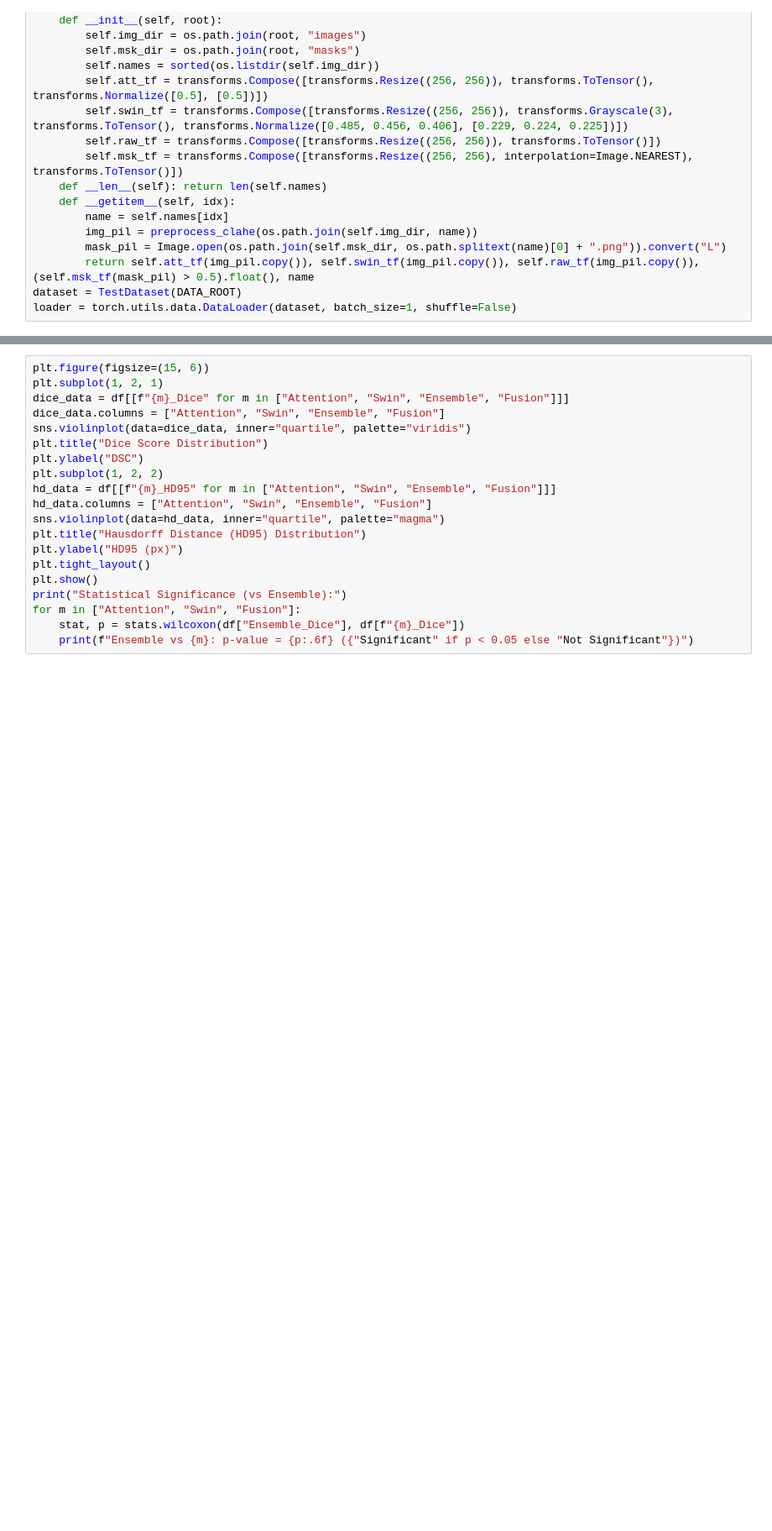
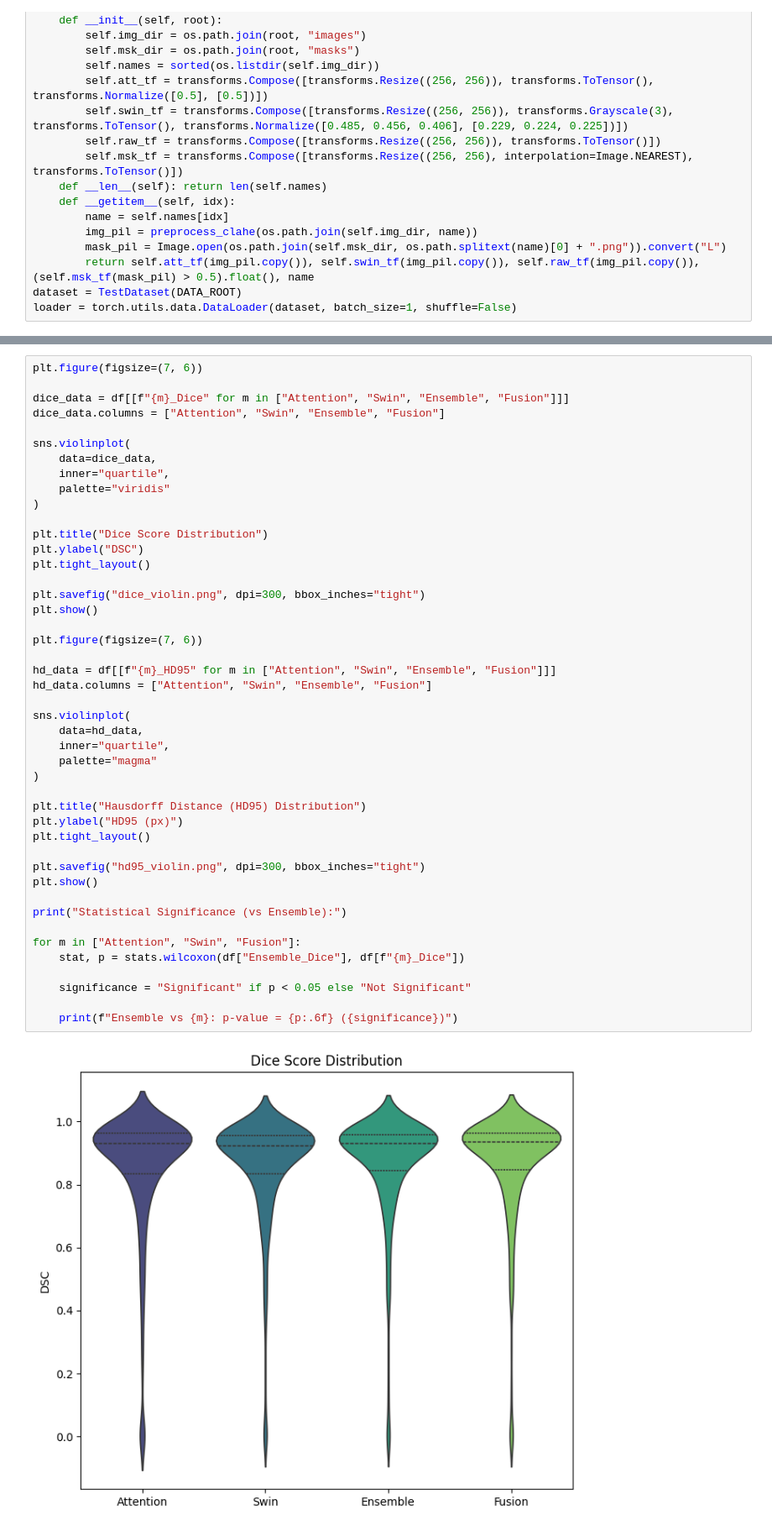
Before and after one commit to kartikgoyal137/Image-Segmentation, a Jupyter notebook: notebooks/test_analysis.ipynb, the cells around one changed output, grey strips where cells are left out. Shown at 84% size. Drawn from its saved outputs; the diff is of its cells as text; blank space fills up the shorter version.

```diff
--- a/notebooks/test_analysis.ipynb
+++ b/notebooks/test_analysis.ipynb
@@ -204,20 +219,47 @@ summary_table
 # %%
-plt.figure(figsize=(15, 6))
-plt.subplot(1, 2, 1)
+plt.figure(figsize=(7, 6))
+
 dice_data = df[[f"{m}_Dice" for m in ["Attention", "Swin", "Ensemble", "Fusion"]]]
 dice_data.columns = ["Attention", "Swin", "Ensemble", "Fusion"]
-sns.violinplot(data=dice_data, inner="quartile", palette="viridis")
+
+sns.violinplot(
+    data=dice_data,
+    inner="quartile",
+    palette="viridis"
+)
+
 plt.title("Dice Score Distribution")
 plt.ylabel("DSC")
-plt.subplot(1, 2, 2)
+plt.tight_layout()
+
+plt.savefig("dice_violin.png", dpi=300, bbox_inches="tight")
+plt.show()
+
+plt.figure(figsize=(7, 6))
+
 hd_data = df[[f"{m}_HD95" for m in ["Attention", "Swin", "Ensemble", "Fusion"]]]
 hd_data.columns = ["Attention", "Swin", "Ensemble", "Fusion"]
-sns.violinplot(data=hd_data, inner="quartile", palette="magma")
+
+sns.violinplot(
+    data=hd_data,
+    inner="quartile",
+    palette="magma"
+)
+
 plt.title("Hausdorff Distance (HD95) Distribution")
 plt.ylabel("HD95 (px)")
 plt.tight_layout()
+
+plt.savefig("hd95_violin.png", dpi=300, bbox_inches="tight")
 plt.show()
+
 print("Statistical Significance (vs Ensemble):")
+
 for m in ["Attention", "Swin", "Fusion"]:
     stat, p = stats.wilcoxon(df["Ensemble_Dice"], df[f"{m}_Dice"])
-    print(f"Ensemble vs {m}: p-value = {p:.6f} ({"Significant" if p < 0.05 else "Not Significant"})")
+
+    significance = "Significant" if p < 0.05 else "Not Significant"
+
+    print(f"Ensemble vs {m}: p-value = {p:.6f} ({significance})")
+# %% [output]
+[figure, added]
```
Also changed, not shown: parts of 9 cells of this notebook, 9 other files.
